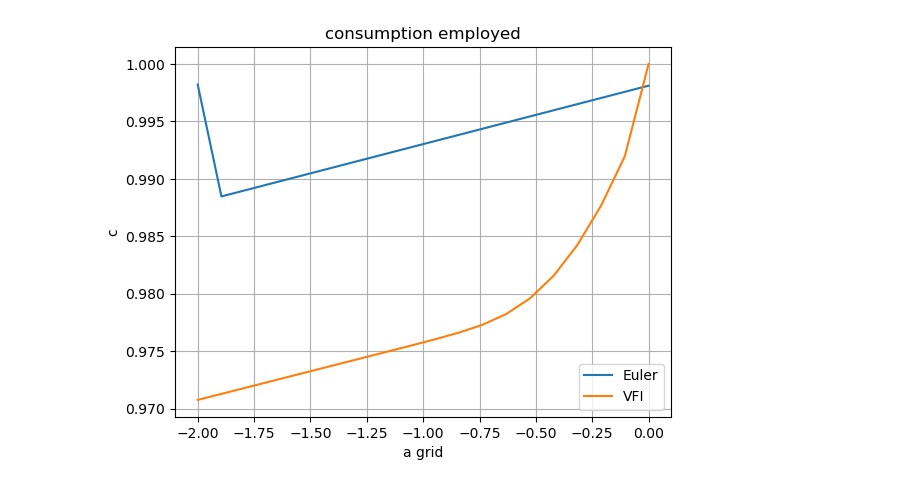
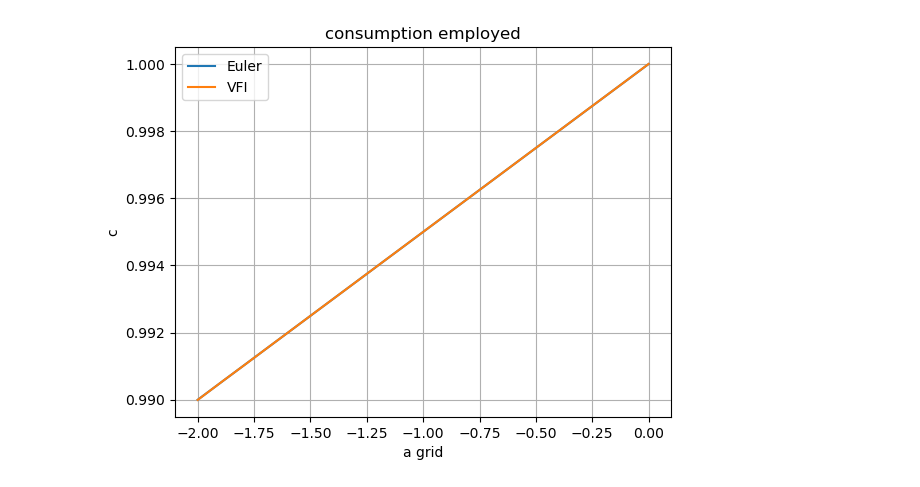
Before and after one commit to qrn838/Dynamic-programming-project, a Jupyter notebook: 2. consumption saving.ipynb, the cells around one changed output. Cells and saved outputs as stored; diff of their text form; code cells hidden in the pictures.

```diff
--- a/2. consumption saving.ipynb
+++ b/2. consumption saving.ipynb
@@ -157,14 +155,14 @@ plt.show()
 # %%
-plt.plot(model.par.a_grid, model.sol.c_e[-1,0,:], label='Euler')
-plt.plot(model1.par.a_grid, model1.sol.c_e[-1,0,:], label='VFI')
+plt.plot(model.par.a_grid, model.sol.c_e[-1,5,:], label='Euler')
+plt.plot(model1.par.a_grid, model1.sol.c_e[-1,5,:], label='VFI')
 plt.xlabel('a grid')
 plt.ylabel('c')
 plt.title('consumption employed')
 plt.legend()
 plt.grid(True)
 plt.show()
 # %% [output]
-[figure, old version]
+[figure, new version]
 # %%
 time = np.linspace(0, model1.par.N + model1.par.M, model1.par.N + model1.par.M)
 n = np.linspace(0, model1.par.N+model.par.M, model1.par.N+model.par.M)
```
Also changed, not shown: parts of 21 cells of this notebook, 2 other files.
